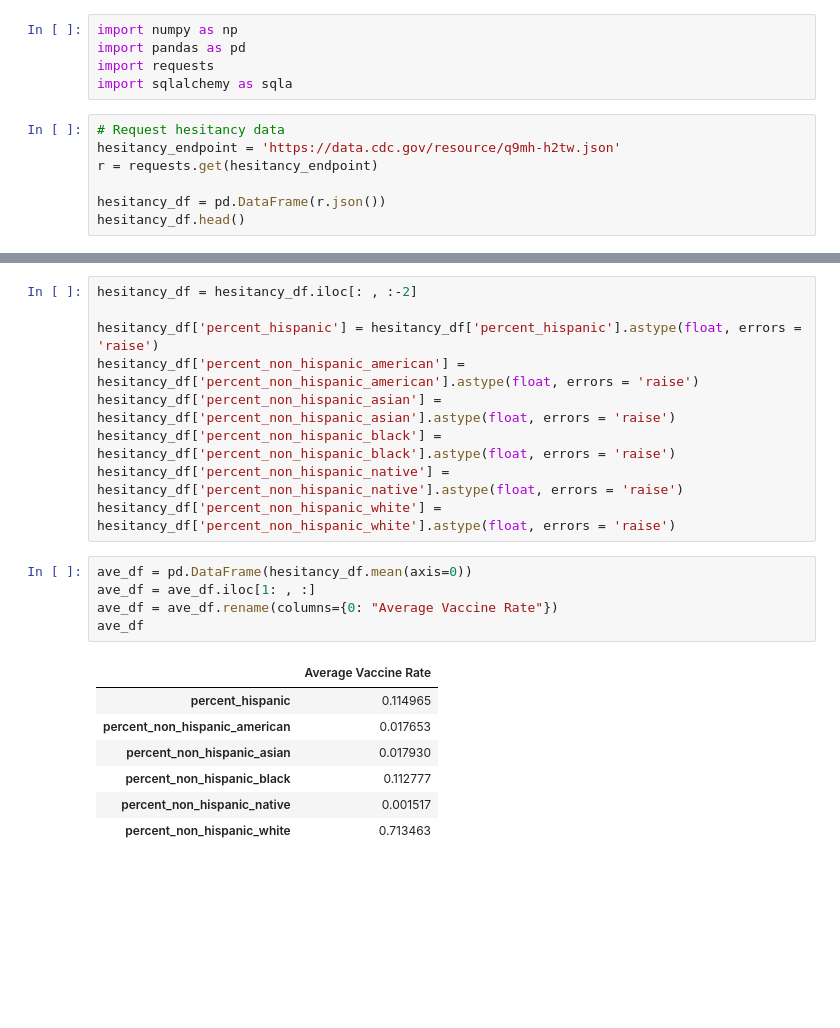
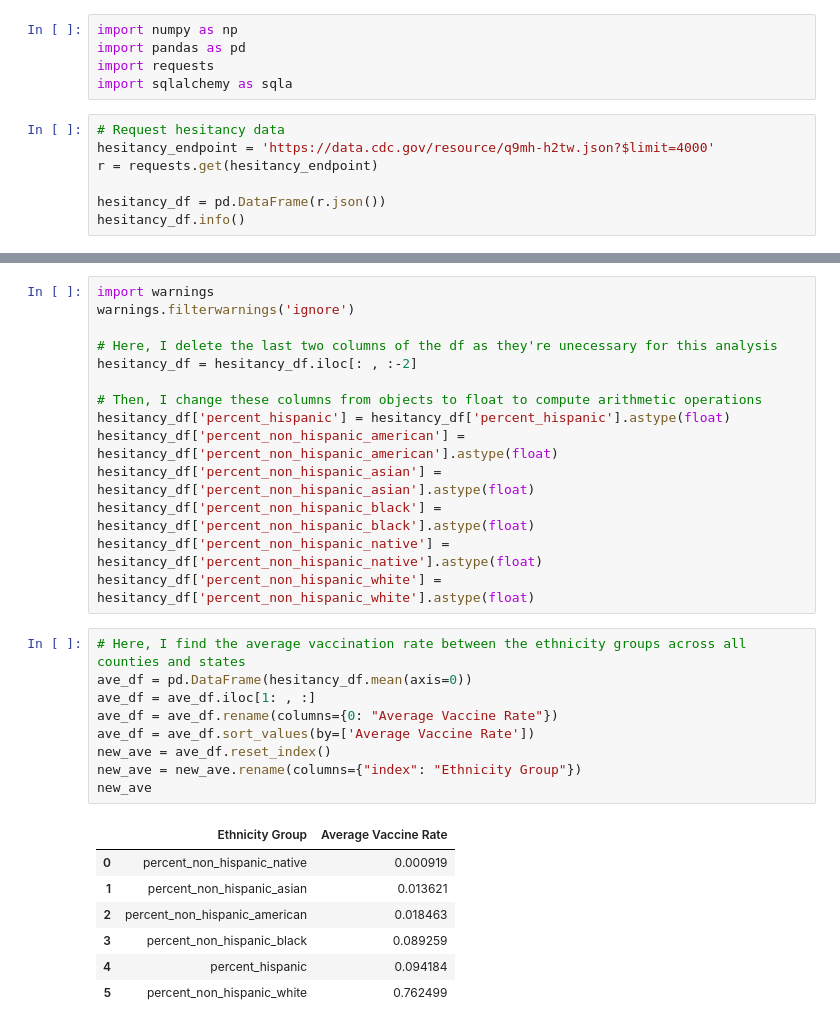
Before and after one commit to gspiga/STAT141Bfinal, a Jupyter notebook: notebooks/cdc-vaccinationrate-ethnicity .ipynb, the cells around one changed output, grey strips where cells are left out. Saved outputs shown, nothing was run; the diff lists cells and outputs as text; blank space fills up the shorter version.

```diff
--- a/notebooks/cdc-vaccinationrate-ethnicity .ipynb
+++ b/notebooks/cdc-vaccinationrate-ethnicity .ipynb
@@ -7,9 +9,9 @@ import requests
 import sqlalchemy as sqla
 # %%
 # Request hesitancy data
-hesitancy_endpoint = 'https://data.cdc.gov/resource/q9mh-h2tw.json'
+hesitancy_endpoint = 'https://data.cdc.gov/resource/q9mh-h2tw.json?$limit=4000'
 r = requests.get(hesitancy_endpoint)
 
 hesitancy_df = pd.DataFrame(r.json())
-hesitancy_df.head()
+hesitancy_df.info()
 # %% [output]
@@ -23,22 +35,31 @@ hesitancy_df.head()
 # %%
+import warnings
+warnings.filterwarnings('ignore')
+
+# Here, I delete the last two columns of the df as they're unecessary for this analysis
 hesitancy_df = hesitancy_df.iloc[: , :-2]
 
-hesitancy_df['percent_hispanic'] = hesitancy_df['percent_hispanic'].astype(float, errors = 'raise')
-hesitancy_df['percent_non_hispanic_american'] = hesitancy_df['percent_non_hispanic_american'].astype(float, errors = 'raise')
-hesitancy_df['percent_non_hispanic_asian'] = hesitancy_df['percent_non_hispanic_asian'].astype(float, errors = 'raise')
-hesitancy_df['percent_non_hispanic_black'] = hesitancy_df['percent_non_hispanic_black'].astype(float, errors = 'raise')
-hesitancy_df['percent_non_hispanic_native'] = hesitancy_df['percent_non_hispanic_native'].astype(float, errors = 'raise')
-hesitancy_df['percent_non_hispanic_white'] = hesitancy_df['percent_non_hispanic_white'].astype(float, errors = 'raise')
+# Then, I change these columns from objects to float to compute arithmetic operations
+hesitancy_df['percent_hispanic'] = hesitancy_df['percent_hispanic'].astype(float)
+hesitancy_df['percent_non_hispanic_american'] = hesitancy_df['percent_non_hispanic_american'].astype(float)
+hesitancy_df['percent_non_hispanic_asian'] = hesitancy_df['percent_non_hispanic_asian'].astype(float)
+hesitancy_df['percent_non_hispanic_black'] = hesitancy_df['percent_non_hispanic_black'].astype(float)
+hesitancy_df['percent_non_hispanic_native'] = hesitancy_df['percent_non_hispanic_native'].astype(float)
+hesitancy_df['percent_non_hispanic_white'] = hesitancy_df['percent_non_hispanic_white'].astype(float)
 # %%
+# Here, I find the average vaccination rate between the ethnicity groups across all counties and states
 ave_df = pd.DataFrame(hesitancy_df.mean(axis=0))
 ave_df = ave_df.iloc[1: , :]
 ave_df = ave_df.rename(columns={0: "Average Vaccine Rate"})
-ave_df
+ave_df = ave_df.sort_values(by=['Average Vaccine Rate'])
+new_ave = ave_df.reset_index()
+new_ave = new_ave.rename(columns={"index": "Ethnicity Group"})
+new_ave
 # %% [output]
-|  | Average Vaccine Rate |
-| percent_hispanic | 0.114965 |
-| percent_non_hispanic_american | 0.017653 |
-| percent_non_hispanic_asian | 0.017930 |
-| percent_non_hispanic_black | 0.112777 |
-| percent_non_hispanic_native | 0.001517 |
-| percent_non_hispanic_white | 0.713463 |
+|  | Ethnicity Group | Average Vaccine Rate |
+| 0 | percent_non_hispanic_native | 0.000919 |
+| 1 | percent_non_hispanic_asian | 0.013621 |
+| 2 | percent_non_hispanic_american | 0.018463 |
+| 3 | percent_non_hispanic_black | 0.089259 |
+| 4 | percent_hispanic | 0.094184 |
+| 5 | percent_non_hispanic_white | 0.762499 |
```
Also changed, not shown: parts of 4 cells of this notebook.
